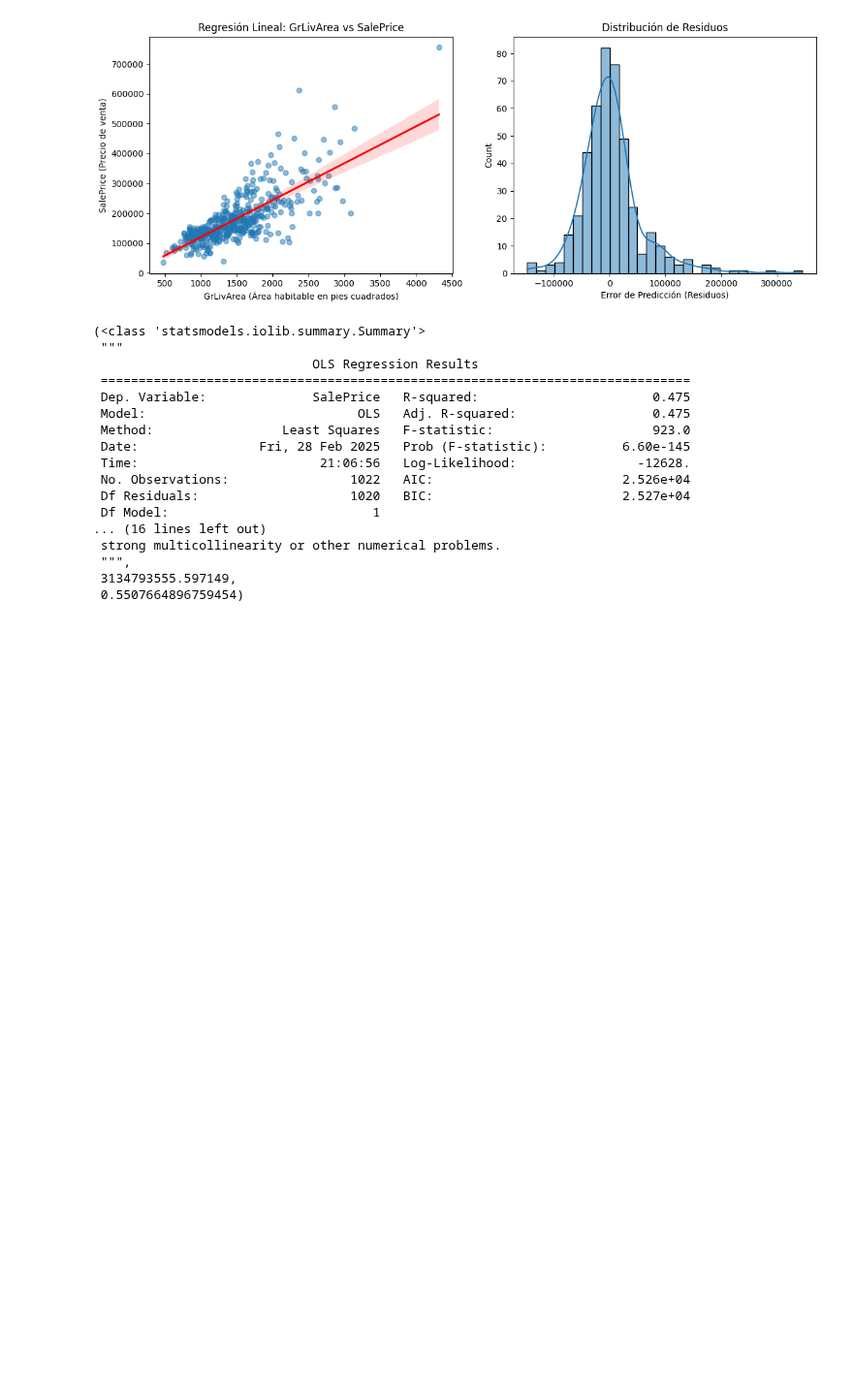
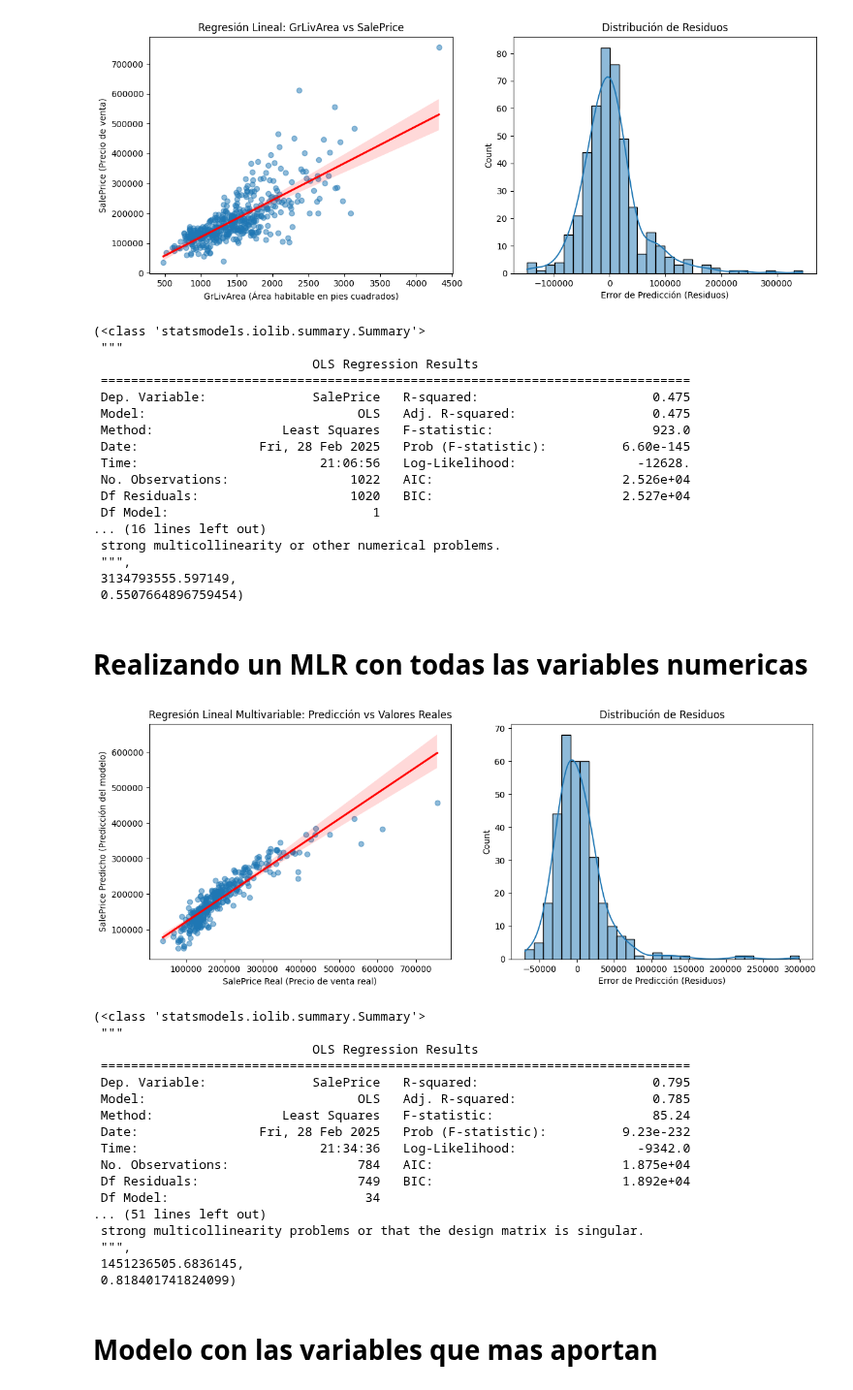
Before and after one commit to xtsebas/Houses_Prices, a Jupyter notebook: regresion_lineal.ipynb, the cells around one changed output. Shown at 97% size. Saved outputs shown, nothing was run; the diff lists cells and outputs as text; code cells hidden in the pictures; blank space fills up the shorter version.

Commit message:
final MLR model

```diff
--- a/regresion_lineal.ipynb
+++ b/regresion_lineal.ipynb
@@ -149,3 +149,77 @@ model_sm.summary(), mse, r2
  """,
  3134793555.597149,
  0.5507664896759454)
+# %% [markdown]
+# Realizando un MLR con todas las variables numericas
+# %%
+# Seleccionar solo las variables numéricas
+numeric_features = train_data.select_dtypes(include=['number']).dropna() #quitamos datos nulos
+# numeric_features_clean = numeric_features.dropna()
+
+# Eliminar la variable "Id" ya que no aporta a la predicción
+numeric_features = numeric_features.drop(columns=["Id"])
+
+# Separar la variable objetivo (SalePrice) de las variables predictoras
+X = numeric_features.drop(columns=["SalePrice"])
+y = numeric_features["SalePrice"]
+
+# Dividir los datos en conjunto de entrenamiento y prueba (70%-30%)
+X_train, X_test, y_train, y_test = train_test_split(X, y, test_size=0.3, random_state=42)
+
+# Ajustar el modelo de regresión lineal
+model_multi = LinearRegression()
+model_multi.fit(X_train, y_train)
+
+# Hacer predicciones sobre los datos de prueba
+y_pred = model_multi.predict(X_test)
+
+# Evaluar el modelo
+mse = mean_squared_error(y_test, y_pred)
+r2 = r2_score(y_test, y_pred)
+
+# Resumen del modelo con statsmodels
+X_train_sm = sm.add_constant(X_train)  # Agregar constante para la intersección
+model_sm = sm.OLS(y_train, X_train_sm).fit()
+
+# Graficar regresión lineal y residuos
+fig, axes = plt.subplots(1, 2, figsize=(14, 5))
+
+# Plot Regression Line (Prediction vs Real Values) in axes[0]
+sns.regplot(x=y_test, y=y_pred, scatter_kws={"alpha": 0.5}, line_kws={"color": "red"}, ax=axes[0])
+axes[0].set_title("Regresión Lineal Multivariable: Predicción vs Valores Reales")
+axes[0].set_xlabel("SalePrice Real (Precio de venta real)")
+axes[0].set_ylabel("SalePrice Predicho (Predicción del modelo)")
+
+# Plot Residuals
+residuals_multi = y_test - y_pred
+sns.histplot(residuals_multi, bins=30, kde=True, ax=axes[1])
+axes[1].set_title("Distribución de Residuos")
+axes[1].set_xlabel("Error de Predicción (Residuos)")
+
+plt.show()
+
+plt.show()
+
+# Mostrar resumen del modelo
+model_sm.summary(), mse, r2
+# %% [output]
+[figure, added]
+(<class 'statsmodels.iolib.summary.Summary'>
+ """
+                             OLS Regression Results
+ ==============================================================================
+ Dep. Variable:              SalePrice   R-squared:                       0.795
+ Model:                            OLS   Adj. R-squared:                  0.785
+ Method:                 Least Squares   F-statistic:                     85.24
+ Date:                Fri, 28 Feb 2025   Prob (F-statistic):          9.23e-232
+ Time:                        21:34:36   Log-Likelihood:                -9342.0
+ No. Observations:                 784   AIC:                         1.875e+04
+ Df Residuals:                     749   BIC:                         1.892e+04
+ Df Model:                          34
+... (51 lines left out)
+ strong multicollinearity problems or that the design matrix is singular.
+ """,
+ 1451236505.6836145,
+ 0.818401741824099)
+# %% [markdown]
+# Modelo con las variables que mas aportan
```
Also changed, not shown: parts of 1 cell of this notebook.
